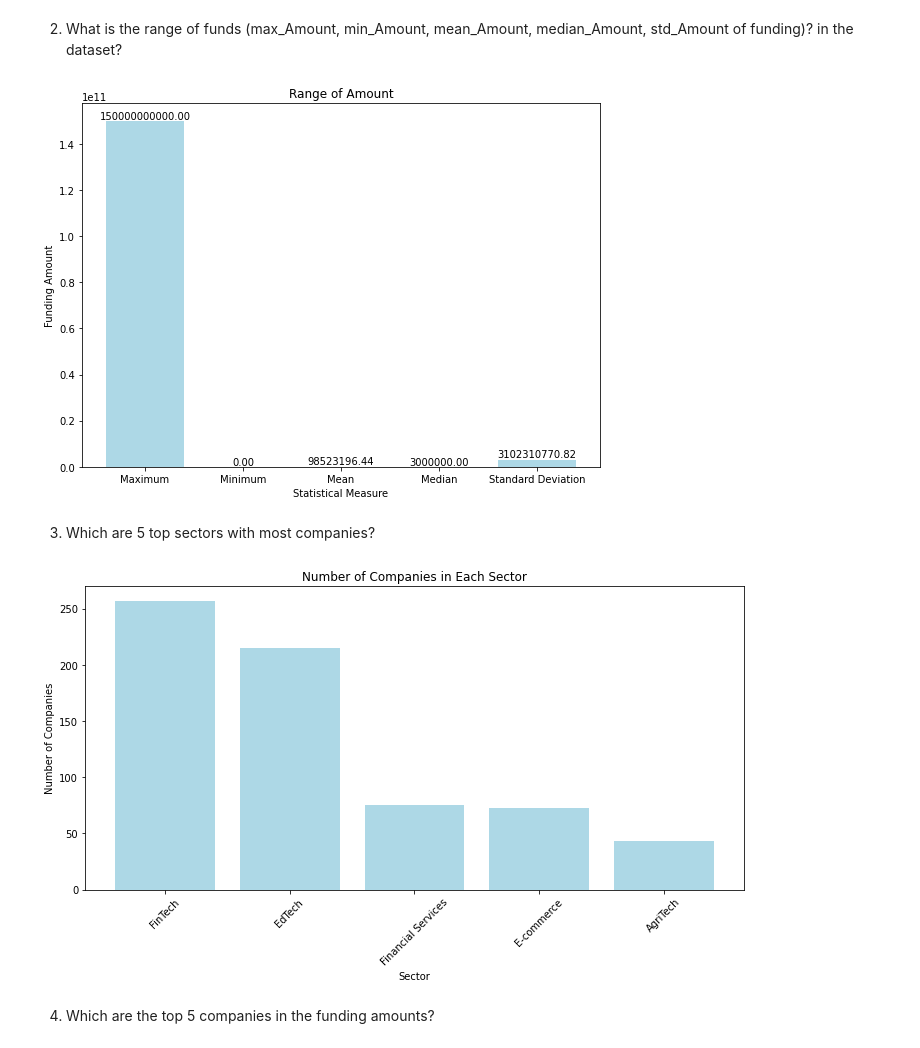
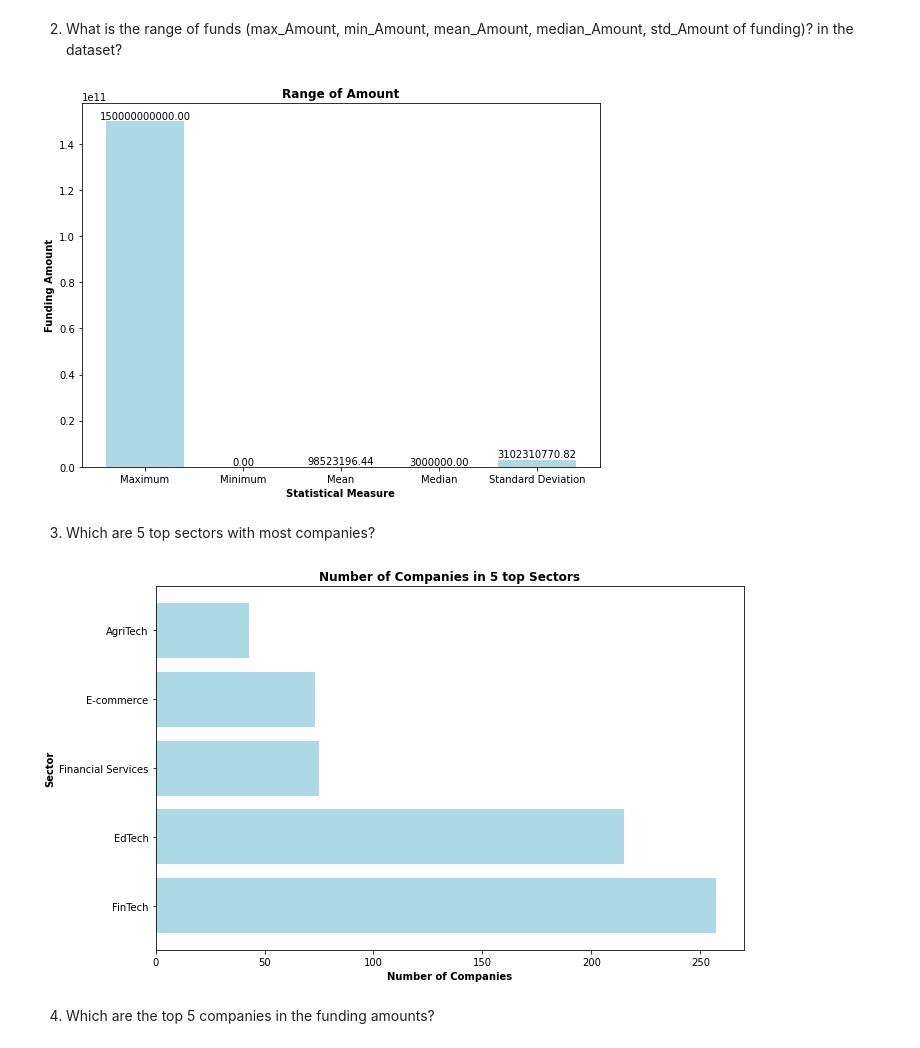
Before and after one commit to imalexianne/LP1_Data_Analysis, a Jupyter notebook: Indian-start-up-funding-ecosystem-analysis.ipynb, the cells around one changed output. Cells and saved outputs as stored; diff of their text form; code cells hidden in the pictures.

```diff
--- a/Indian-start-up-funding-ecosystem-analysis.ipynb
+++ b/Indian-start-up-funding-ecosystem-analysis.ipynb
@@ -1655,9 +1736,9 @@ std_amount = concatenated_dataset['Amount'].std()
 # Create a bar chart to visualize the range of Amount
 plt.figure(figsize=(8, 6))
 plt.bar(['Maximum', 'Minimum', 'Mean', 'Median', 'Standard Deviation'], [max_amount, min_amount, mean_amount, median_amount, std_amount], color='lightblue')
-plt.xlabel('Statistical Measure')
-plt.ylabel('Funding Amount')
-plt.title('Range of Amount')
+plt.xlabel('Statistical Measure',fontweight='bold')
+plt.ylabel('Funding Amount',fontweight='bold')
+plt.title('Range of Amount',fontweight='bold')
 
 # Add the funding amounts on top of each bar
 for i, v in enumerate([max_amount, min_amount, mean_amount, median_amount, std_amount]):
@@ -1666,25 +1747,24 @@ for i, v in enumerate([max_amount, min_amount, mean_amount, median_amount, std_a
 plt.tight_layout()
 plt.show()
 # %% [output]
-[figure, old version]
+[figure, new version]
 # %% [markdown]
 3. Which are 5 top sectors with most companies?
 # %%
 # Get the count of companies in each sector
 sector_counts = concatenated_dataset['Sector'].value_counts().head(5)
 
-# Create a bar chart to visualize the number of companies in each sector
+# Create a horizontal bar chart to visualize the number of companies in each sector
 plt.figure(figsize=(10, 6))
-plt.bar(sector_counts.index, sector_counts.values, color='lightblue')
-plt.xlabel('Sector')
-plt.ylabel('Number of Companies')
-plt.title('Number of Companies in Each Sector')
+plt.barh(sector_counts.index, sector_counts.values, color='lightblue')
+plt.xlabel('Number of Companies',fontweight='bold')
+plt.ylabel('Sector',fontweight='bold')
+plt.title('Number of Companies in 5 top Sectors', fontweight='bold')
 
-plt.xticks(rotation=45)
 plt.tight_layout()
 plt.show()
 # %% [output]
-[figure, old version]
+[figure, new version]
 # %% [markdown]
  4. Which are the top 5 companies in the funding amounts?
 # %%
```
Also changed, not shown: parts of 28 cells of this notebook.
